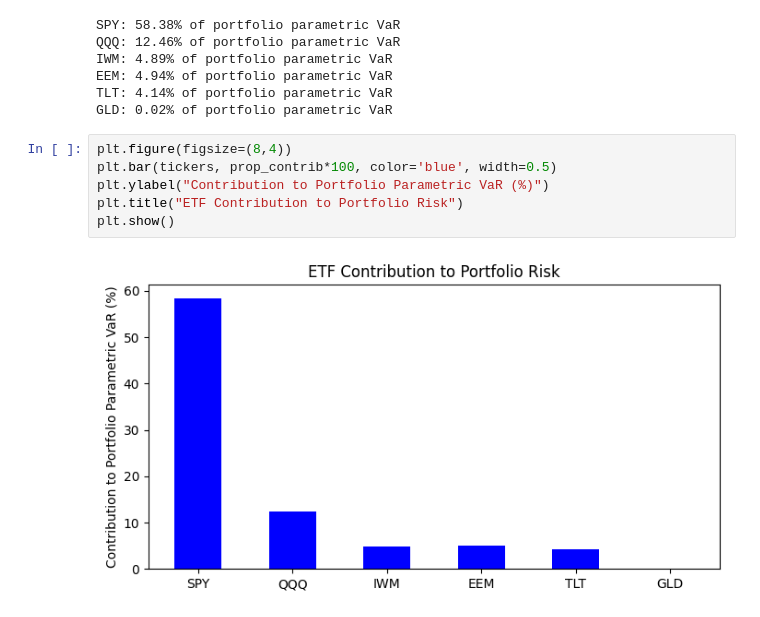
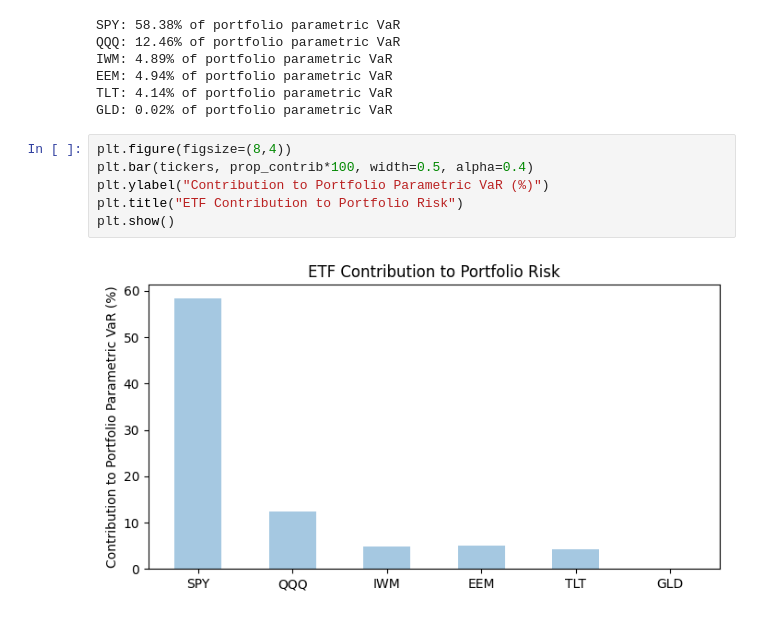
Before and after one commit to hsiuhsil/options_futures_derivatives, a Jupyter notebook: notebooks/Value at Risk and Expected Shortfall.ipynb, the cells around one changed output. Drawn from its saved outputs; the diff is of its cells as text.

```diff
--- a/notebooks/Value at Risk and Expected Shortfall.ipynb
+++ b/notebooks/Value at Risk and Expected Shortfall.ipynb
@@ -202,9 +232,9 @@ TLT: 4.14% of portfolio parametric VaR
 GLD: 0.02% of portfolio parametric VaR
 # %%
 plt.figure(figsize=(8,4))
-plt.bar(tickers, prop_contrib*100, color='blue', width=0.5)
+plt.bar(tickers, prop_contrib*100, width=0.5, alpha=0.4)
 plt.ylabel("Contribution to Portfolio Parametric VaR (%)")
 plt.title("ETF Contribution to Portfolio Risk")
 plt.show()
 # %% [output]
-[figure, old version]
+[figure, new version]
```
Also changed, not shown: parts of 2 cells of this notebook.
